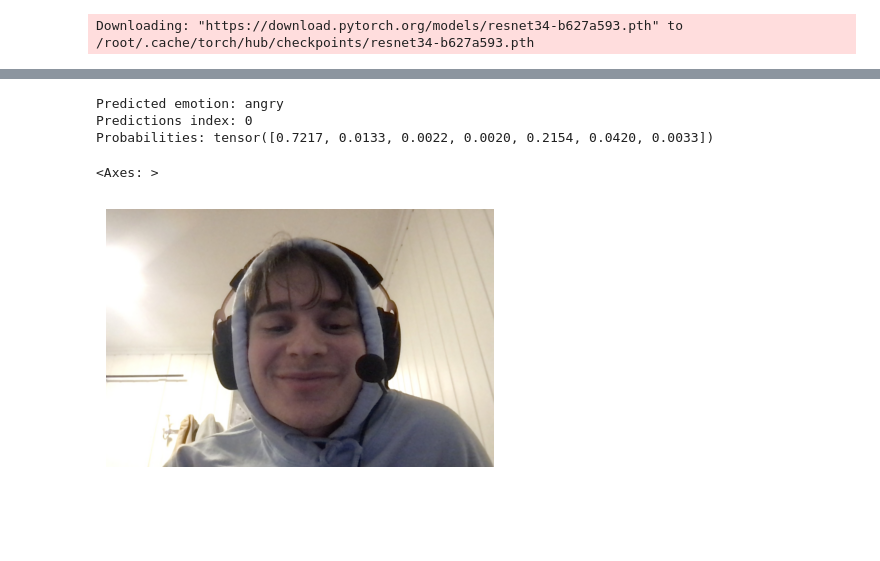
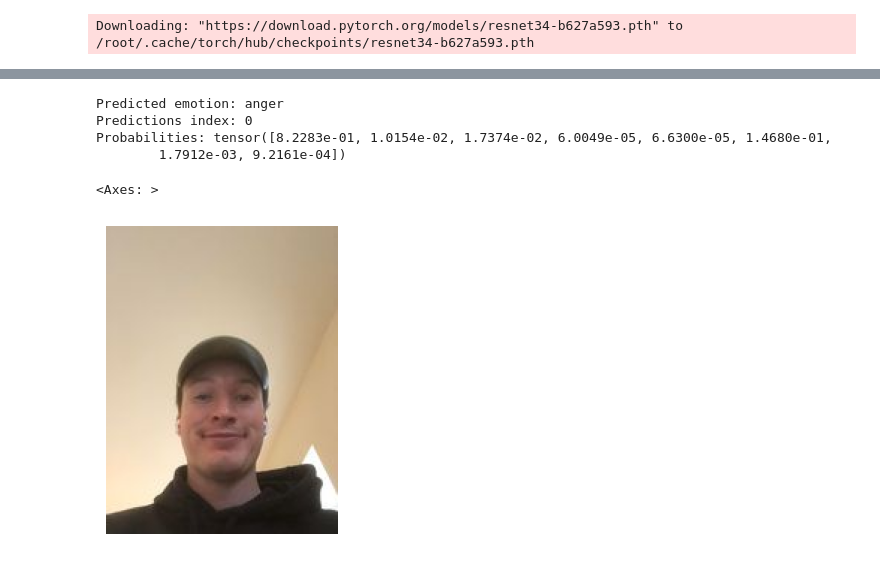
Before and after one commit to Markustho/Facialscan, a Jupyter notebook: ansikt.ipynb, the cells around one changed output, grey strips where cells are left out. Saved outputs shown, nothing was run; the diff lists cells and outputs as text; code cells hidden in the pictures; blank space fills up the shorter version.

```diff
--- a/ansikt.ipynb
+++ b/ansikt.ipynb
@@ -60,7 +60,7 @@ if colab:
     DATA.mkdir(exist_ok=True, parents=True)
 
 elif kaggle:
-    DATA = Path('/kaggle/input/testtt')
+    DATA = Path('/kaggle/input/ansikter/full')
 # %%
 DATA.ls()
 # %% [output]
@@ -113,2 +114,2 @@ Path('models/my_model.pth')
 # %%
-learn.load('my_model')
+#learn = load('my_model')
@@ -138,21 +139,22 @@ Probabilities: tensor([3.4501e-01, 3.9386e-01, 2.7806e-04, 6.6939e-04, 8.3781e-0
 # %%
 # Eget bilde
-img1 = PILImage.create('/kaggle/input/bilder/Photo on 19-01-2024 at 18.16.jpg')
+img1 = PILImage.create('/kaggle/input/ansikter/bilder/img2.jpg')
 
 # Get predictions (no need to apply after_batch transforms explicitly, predict does that)
 pred_class, pred_idx, outputs = learn.predict(img1)
 
 # Print results
 print(f'Predicted emotion: {pred_class}')
 print(f'Predictions index: {pred_idx}')
 print(f'Probabilities: {outputs}')
 
 # Show the image
 img1.show()
 # %% [output]
 [interactive output not drawn]
-Predicted emotion: angry
+Predicted emotion: anger
 Predictions index: 0
-Probabilities: tensor([0.7217, 0.0133, 0.0022, 0.0020, 0.2154, 0.0420, 0.0033])
+Probabilities: tensor([8.2283e-01, 1.0154e-02, 1.7374e-02, 6.0049e-05, 6.6300e-05, 1.4680e-01,
+        1.7912e-03, 9.2161e-04])
 <Axes: >
-[figure, old version]
+[figure, new version]
```
Also changed, not shown: parts of 14 cells of this notebook.
